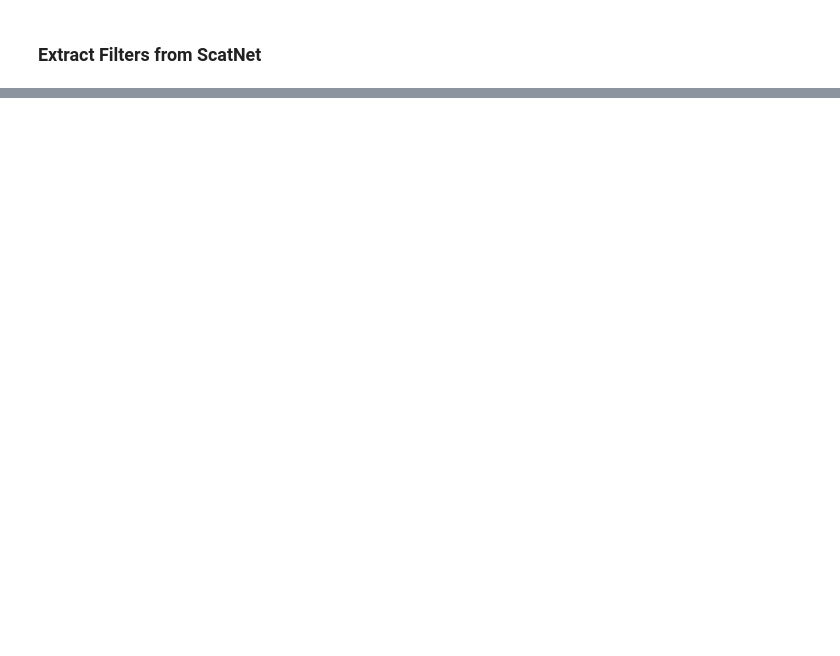
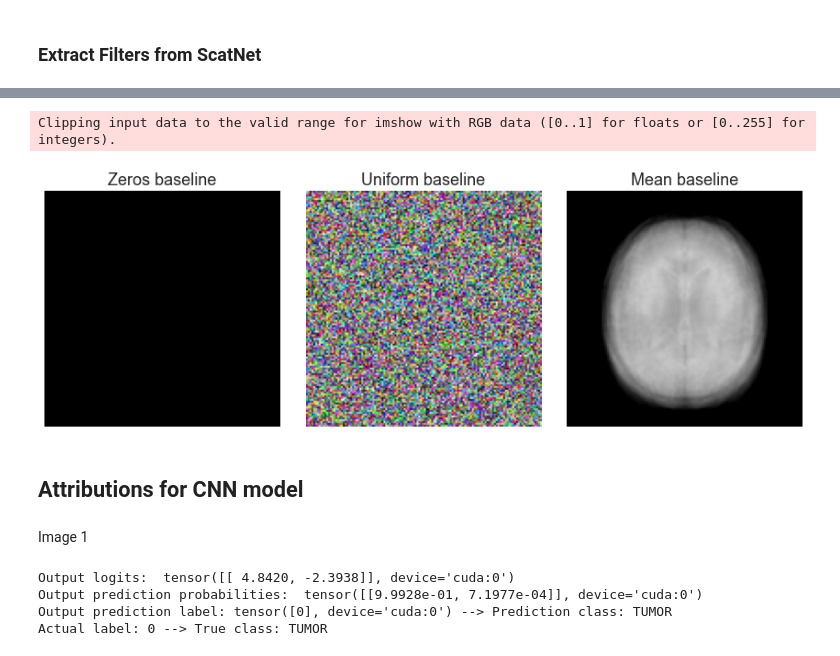
Before and after one commit to ChiaraSolito/XAIandVisual, a Jupyter notebook: experiments.ipynb, the cells around one changed output, grey strips where cells are left out. Saved outputs shown, nothing was run; the diff lists cells and outputs as text; code cells hidden in the pictures; blank space fills up the shorter version.

```diff
--- a/experiments.ipynb
+++ b/experiments.ipynb
@@ -345,0 +304,27 @@ Clipping input data to the valid range for imshow with RGB data ([0..1] for floa
+# %%
+baseline_zeros = torch.zeros(1, 3, 128, 128)
+baseline_uniform = torch.rand(1, 3, 128, 128)
+
+tensor_images = torch.stack([data_transform(img) for img in train_data])
+baseline_mean = torch.mean(tensor_images, dim=0, keepdim=True)
+
+baselines = [baseline_zeros, baseline_uniform, baseline_mean]
+# %%
+# Plot baselines
+fig, axs = plt.subplots(1, len(baselines), figsize=(12, 4))
+titles = ['Zeros baseline', 'Uniform baseline', 'Mean baseline']
+
+for i in range(len(baselines)):
+    baseline = baselines[i]
+
+    axs[i].imshow(baseline.squeeze().permute(1, 2, 0))
+    axs[i].axis('off')
+    axs[i].set_title(f'{titles[i]}')
+
+plt.tight_layout()
+plt.show()
+# %% [output]
+Clipping input data to the valid range for imshow with RGB data ([0..1] for floats or [0..255] for integers).
+[figure, added]
+# %% [markdown]
+## Attributions for CNN model
@@ -345,0 +373,25 @@ Clipping input data to the valid range for imshow with RGB data ([0..1] for floa
+# %% [markdown]
+Image 1
+# %%
+image = images[0].to('cuda')
+label = labels[0]
+
+# Prediction with best model
+model_CNN.eval()
+model_CNN.cuda()
+with torch.inference_mode():
+    pred = model_CNN(image)
+
+probs = torch.softmax(pred, dim=1)
+prediction = torch.argmax(probs, dim=1)
+
+# model logits -> pred probs -> pred label
+print("Output logits: ", pred)
+print("Output prediction probabilities: ", probs)
+print(f'Output prediction label: {prediction} --> Prediction class: {"NO TUMOR" if prediction.cpu() == 1 else "TUMOR"}')
+print(f'Actual label: {label} --> True class: {"NO TUMOR" if label == 1 else "TUMOR"}\n')
+# %% [output]
+Output logits:  tensor([[ 4.8420, -2.3938]], device='cuda:0')
+Output prediction probabilities:  tensor([[9.9928e-01, 7.1977e-04]], device='cuda:0')
+Output prediction label: tensor([0], device='cuda:0') --> Prediction class: TUMOR
+Actual label: 0 --> True class: TUMOR
```
Also changed, not shown: parts of 36 cells of this notebook, 1 other file.
